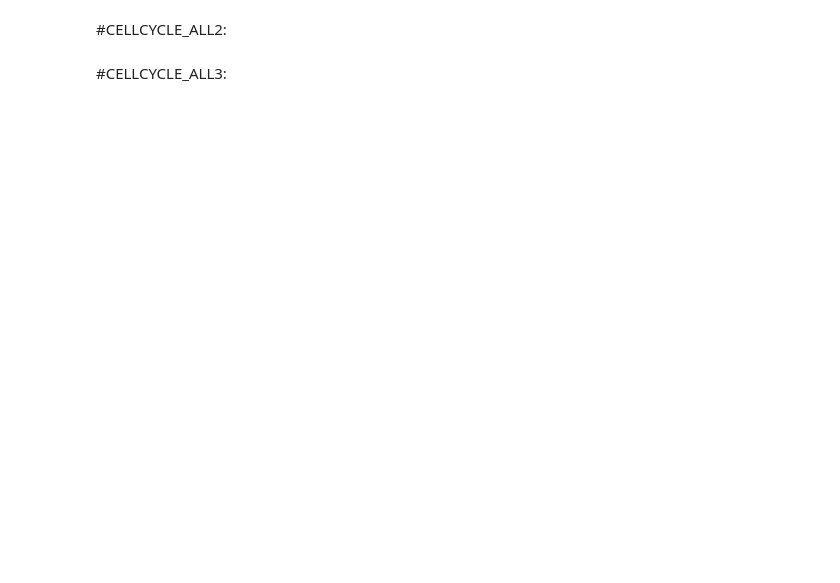
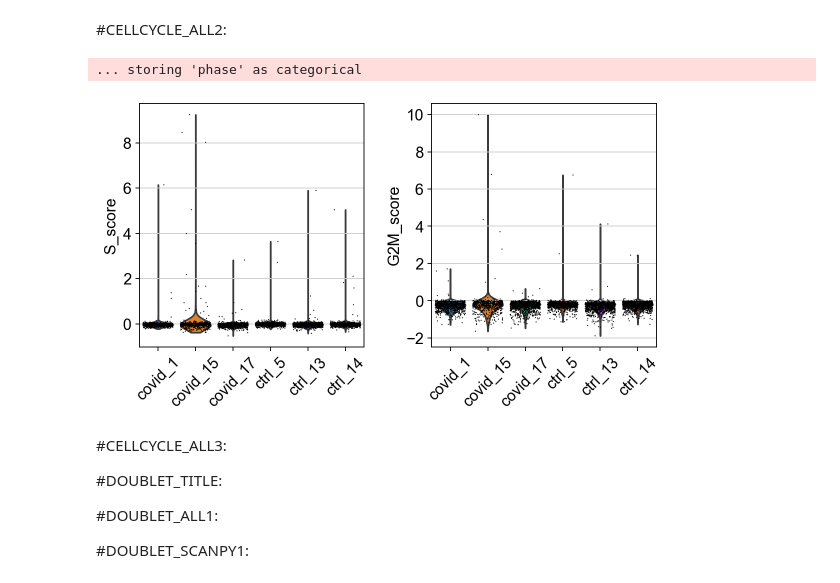
Before and after one commit to NBISweden/workshop-scRNAseq, a Jupyter notebook: labs/scanpy/scanpy_01_qc.ipynb, the cells around one changed output. Drawn from its saved outputs; the diff is of its cells as text; code cells hidden in the pictures; blank space fills up the shorter version.

```diff
--- a/labs/scanpy/scanpy_01_qc.ipynb
+++ b/labs/scanpy/scanpy_01_qc.ipynb
@@ -177,8 +240,10 @@ malat1 = adata.var_names.str.startswith('MALAT1')
 # we need to redefine the mito_genes since they were first
 # calculated on the full object before removing low expressed genes.
 mito_genes = adata.var_names.str.startswith('MT-')
+hb_genes = adata.var_names.str.contains('^HB[^(P)]')
 
 remove = np.add(mito_genes, malat1)
+remove = np.add(remove, hb_genes)
 keep = np.invert(remove)
 
 adata = adata[:,keep]
@@ -230,6 +311,15 @@ sc.tl.score_genes_cell_cycle(adata, s_genes=s_genes, g2m_genes=g2m_genes)
 #CELLCYCLE_ALL2:
 # %%
 sc.pl.violin(adata, ['S_score', 'G2M_score'],
-             jitter=0.4, groupby = 'lib_prep')
+             jitter=0.4, groupby = 'sample', rotation=45)
+# %% [output]
+... storing 'phase' as categorical
+[figure, added]
 # %% [markdown]
 #CELLCYCLE_ALL3:
+
+#DOUBLET_TITLE:
+
+#DOUBLET_ALL1:
+
+#DOUBLET_SCANPY1:
```
Also changed, not shown: parts of 42 cells of this notebook, 12 other files.
